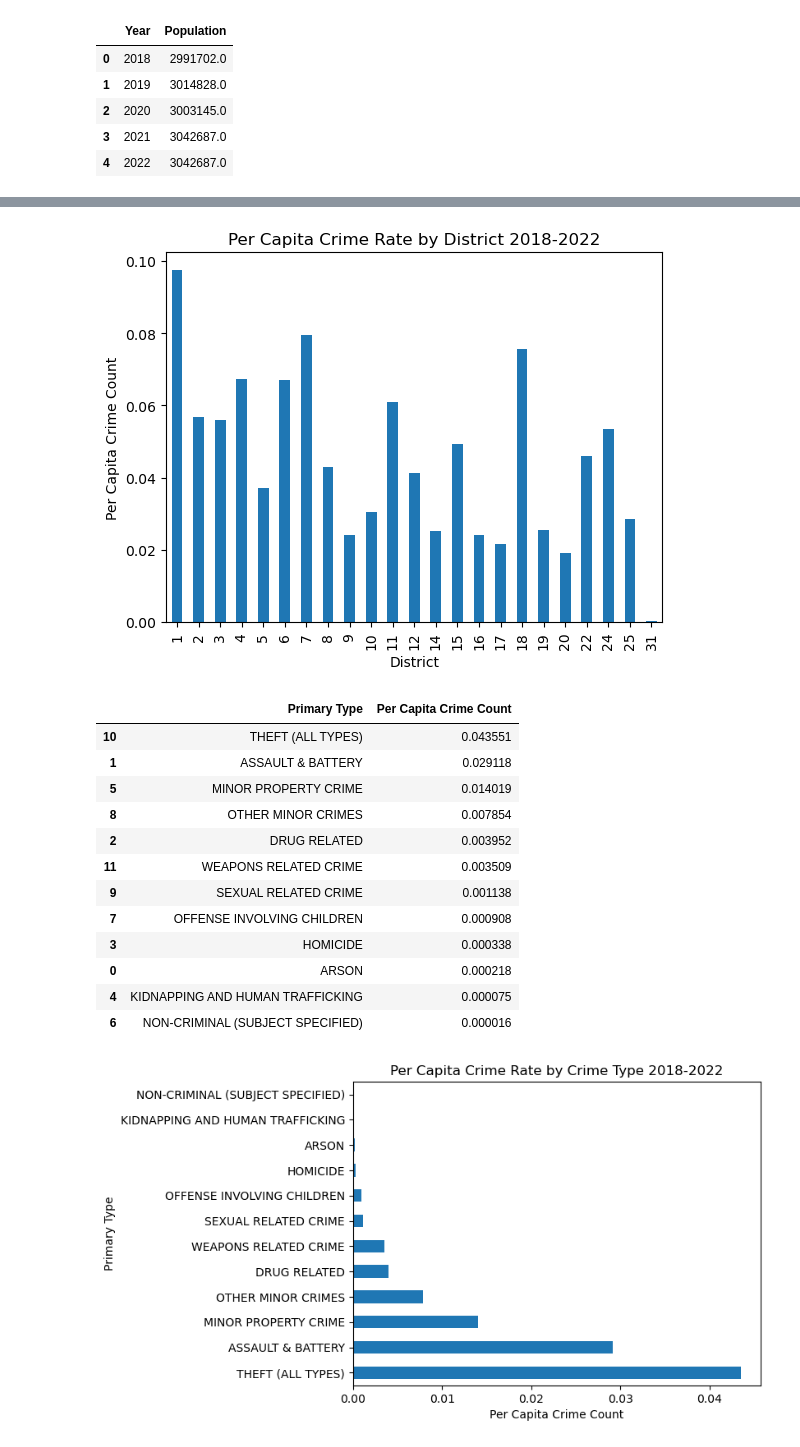
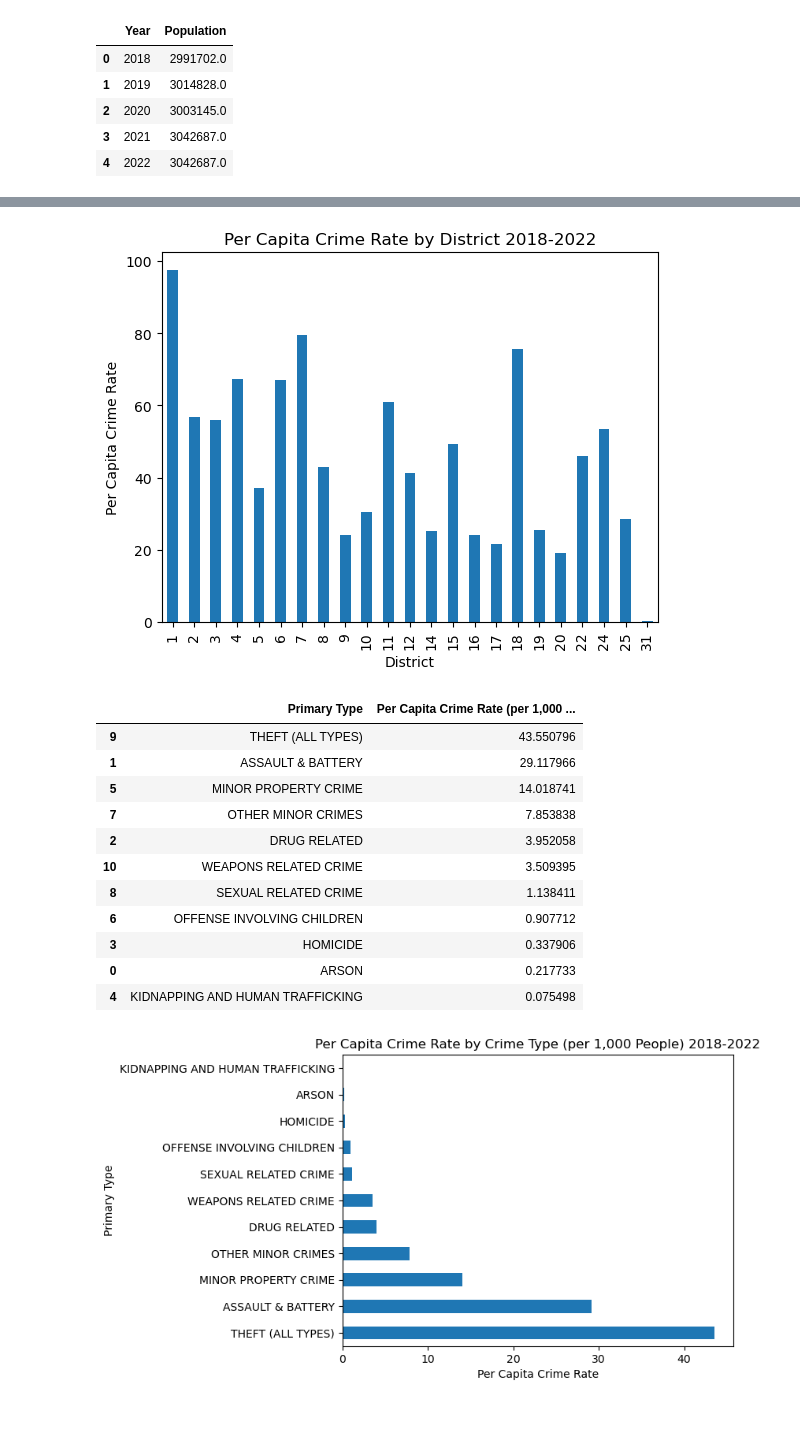
Before and after one commit to jmpealy/project1, a Jupyter notebook: Population_Analysis_Only.ipynb, the cells around one changed output, grey strips where cells are left out. Saved outputs shown, nothing was run; the diff lists cells and outputs as text; code cells hidden in the pictures; blank space fills up the shorter version.

Commit message:
Changed comments and fixed graphs

```diff
--- a/Population_Analysis_Only.ipynb
+++ b/Population_Analysis_Only.ipynb
@@ -157,63 +318,67 @@ district_per_capita
 # %%
-# Graph the results
-district_per_capita.plot.bar(x='District', y='Per Capita Crime Count', legend=False)
+# Graph the results of district crime rate per 1,000 residents
+district_per_capita.plot.bar(x = "District", y = "Per Capita Crime Rate (per 1,000 People)", legend = False)
 
 # Set labels and title
-plt.xlabel('District')
-plt.ylabel('Per Capita Crime Count')
-plt.title('Per Capita Crime Rate by District 2018-2022')
+plt.xlabel("District")
+plt.ylabel("Per Capita Crime Rate")
+plt.title("Per Capita Crime Rate by District 2018-2022")
 
 # Save figure
-plt.savefig("Images/PerCapitaCrimeRatebyDistrict.png")
+plt.savefig("Images/PerCapitaCrimeRatebyDistrictPer1000People.png")
 
 # Display the plot
 plt.show()
 # %% [output]
-[figure, old version]
+[figure, new version]
 # %%
 # Look at per capita crime rate per primary type over the five year timespan
+# Remove "NON-CRIMINAL (SUBJECT SPECIFIED)" primary type as it contains an extremely small number of data points that we don't want to use
+# in visualizations
+final_df = final_df[final_df['Primary Type'] != 'NON-CRIMINAL (SUBJECT SPECIFIED)']
 
 # Get the population per primary type by removing duplicates
 unique_type_pop = final_df[["Primary Type", "Zipcode", "Population"]].drop_duplicates()
+
+# Get the population per primary type by grouping by primary type and summing the population
 pop_per_type = unique_type_pop.groupby("Primary Type")["Population"].sum()
 
-# Get the crime count
+# Get the crime count by grouping by primary type and counting primary type as well
 cnt_per_type = district_df.groupby("Primary Type")["Primary Type"].count()
 
-# Get the per capita crime count
-per_cap_crime_type = cnt_per_type/pop_per_type
+# Get the per capita crime count per 1,000 residents
+per_cap_crime_type = cnt_per_type/pop_per_type*1000
 
 # Put in a data frame
-type_per_capita = pd.DataFrame({"Primary Type" : per_cap_crime_type.index, "Per Capita Crime Count" : per_cap_crime_type.values})
-type_per_capita.sort_values(by="Per Capita Crime Count", ascending=False, inplace=True)
+type_per_capita = pd.DataFrame({"Primary Type" : per_cap_crime_type.index, "Per Capita Crime Rate (per 1,000 People)" : per_cap_crime_type.values})
+type_per_capita.sort_values(by="Per Capita Crime Rate (per 1,000 People)", ascending=False, inplace=True)
 type_per_capita
 # %% [output]
-|  | Primary Type | Per Capita Crime Count |
-| 10 | THEFT (ALL TYPES) | 0.043551 |
-| 1 | ASSAULT & BATTERY | 0.029118 |
-| 5 | MINOR PROPERTY CRIME | 0.014019 |
-| 8 | OTHER MINOR CRIMES | 0.007854 |
-| 2 | DRUG RELATED | 0.003952 |
-| 11 | WEAPONS RELATED CRIME | 0.003509 |
-| 9 | SEXUAL RELATED CRIME | 0.001138 |
-| 7 | OFFENSE INVOLVING CHILDREN | 0.000908 |
-| 3 | HOMICIDE | 0.000338 |
-| 0 | ARSON | 0.000218 |
-| 4 | KIDNAPPING AND HUMAN TRAFFICKING | 0.000075 |
-| 6 | NON-CRIMINAL (SUBJECT SPECIFIED) | 0.000016 |
+|  | Primary Type | Per Capita Crime Rate (per 1,000 ... |
+| 9 | THEFT (ALL TYPES) | 43.550796 |
+| 1 | ASSAULT & BATTERY | 29.117966 |
+| 5 | MINOR PROPERTY CRIME | 14.018741 |
+| 7 | OTHER MINOR CRIMES | 7.853838 |
+| 2 | DRUG RELATED | 3.952058 |
+| 10 | WEAPONS RELATED CRIME | 3.509395 |
+| 8 | SEXUAL RELATED CRIME | 1.138411 |
+| 6 | OFFENSE INVOLVING CHILDREN | 0.907712 |
+| 3 | HOMICIDE | 0.337906 |
+| 0 | ARSON | 0.217733 |
+| 4 | KIDNAPPING AND HUMAN TRAFFICKING | 0.075498 |
 # %%
 # Graph the results
-type_per_capita.plot.barh(x='Primary Type', y='Per Capita Crime Count', legend=False)
+type_per_capita.plot.barh(x = "Primary Type", y = "Per Capita Crime Rate (per 1,000 People)", legend = False)
 
 # Set labels and title
-plt.xlabel('Per Capita Crime Count')
-plt.ylabel('Primary Type')
-plt.title('Per Capita Crime Rate by Crime Type 2018-2022')
+plt.xlabel("Per Capita Crime Rate")
+plt.ylabel("Primary Type")
+plt.title("Per Capita Crime Rate by Crime Type (per 1,000 People) 2018-2022")
 
 # Save figure
-plt.savefig("Images/PerCapitaCrimeRatebyCrimeType.png")
+plt.savefig("Images/PerCapitaCrimeRatebyCrimeTypeper1000People.png")
 
 # Display the plot
 plt.show()
 # %% [output]
-[figure, old version]
+[figure, new version]
```
Also changed, not shown: parts of 22 cells of this notebook.
